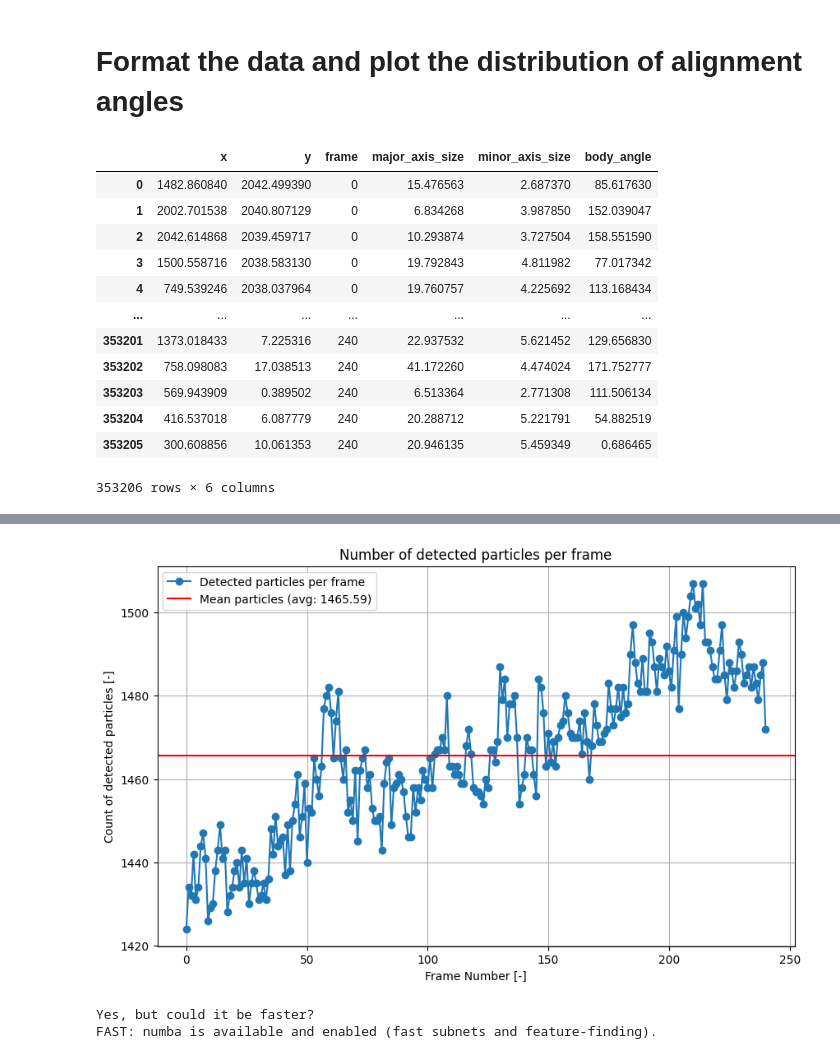
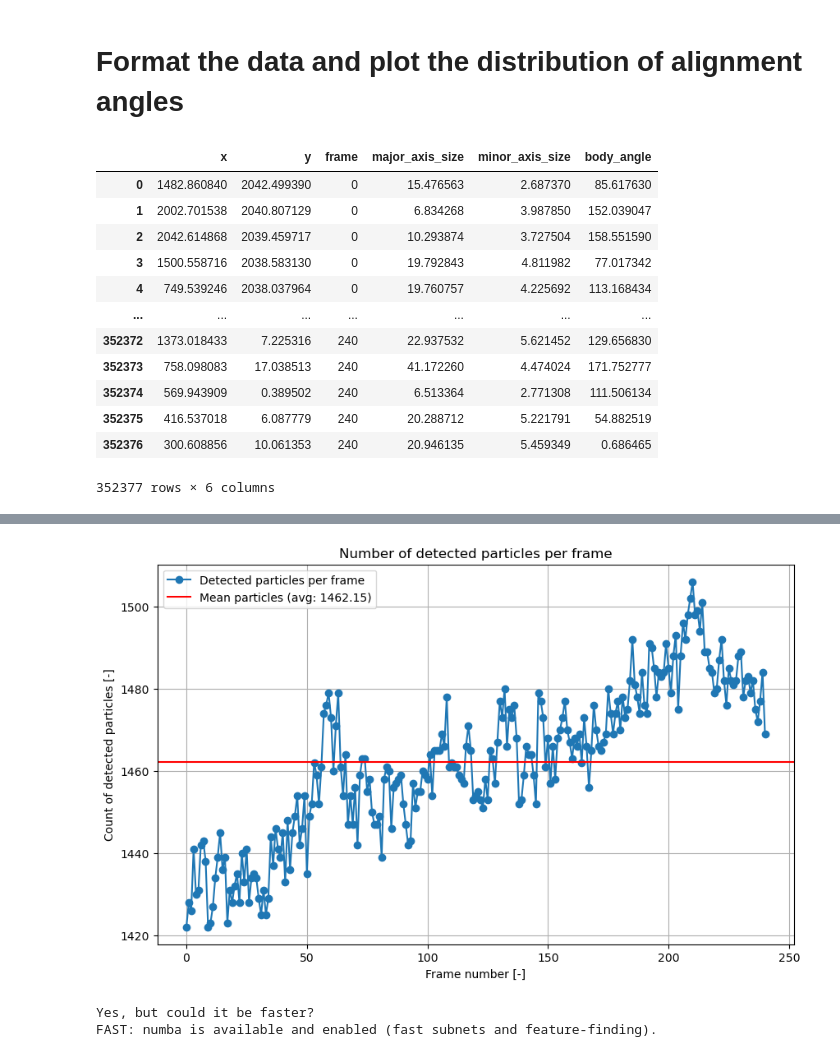
Before and after one commit to mrizaarseven98/bacteria_tracker, a Jupyter notebook: main.ipynb, the cells around one changed output, grey strips where cells are left out. Drawn from its saved outputs; the diff is of its cells as text; code cells hidden in the pictures.

```diff
--- a/main.ipynb
+++ b/main.ipynb
@@ -18,5 +18,5 @@ print(tifdim1, tifdim2)
 # %% [markdown]
 # Fit ellipses to the contours
 # %%
-fitted_ellipses=tb.fit_ellipses(im, show_nth_frame=5, filter_max=(20,80))
+fitted_ellipses=tb.fit_ellipses(im, show_nth_frame=5, filter_max=(10,70))
 # %% [output]
@@ -40,41 +40,41 @@ plt.ylabel('Count of detected particles [-]')
 plt.show()
 
 # Count the number of particles per frame
 particles_per_frame = ellipses_df.groupby('frame').size()
 
 # Calculate the mean number of particles across all frames
 mean_particles = particles_per_frame.mean()
 
 # Plotting the number of detected particles per frame
 plt.figure(figsize=(10,6))
 plt.plot(particles_per_frame.index, particles_per_frame.values, marker='o', label='Detected particles per frame')  # Use plt.bar for a bar chart
 
 # Plotting the mean number of particles as a horizontal line
 plt.axhline(y=mean_particles, color='r', linestyle='-', label=f'Mean particles (avg: {mean_particles:.2f})')
 
 # Adding titles and labels
 plt.title('Number of detected particles per frame')
-plt.xlabel('Frame Number [-]')
+plt.xlabel('Frame number [-]')
 plt.ylabel('Count of detected particles [-]')
 plt.grid(True)
 plt.legend()  # Show legend
 plt.show()
 # %% [output]
 |  | x | y | frame | major_axis_size | minor_axis_size | body_angle |
 | 0 | 1482.860840 | 2042.499390 | 0 | 15.476563 | 2.687370 | 85.617630 |
 | 1 | 2002.701538 | 2040.807129 | 0 | 6.834268 | 3.987850 | 152.039047 |
 | 2 | 2042.614868 | 2039.459717 | 0 | 10.293874 | 3.727504 | 158.551590 |
 | 3 | 1500.558716 | 2038.583130 | 0 | 19.792843 | 4.811982 | 77.017342 |
 | 4 | 749.539246 | 2038.037964 | 0 | 19.760757 | 4.225692 | 113.168434 |
 | ... | ... | ... | ... | ... | ... | ... |
-| 353201 | 1373.018433 | 7.225316 | 240 | 22.937532 | 5.621452 | 129.656830 |
-| 353202 | 758.098083 | 17.038513 | 240 | 41.172260 | 4.474024 | 171.752777 |
-| 353203 | 569.943909 | 0.389502 | 240 | 6.513364 | 2.771308 | 111.506134 |
-| 353204 | 416.537018 | 6.087779 | 240 | 20.288712 | 5.221791 | 54.882519 |
-| 353205 | 300.608856 | 10.061353 | 240 | 20.946135 | 5.459349 | 0.686465 |
+| 352372 | 1373.018433 | 7.225316 | 240 | 22.937532 | 5.621452 | 129.656830 |
+| 352373 | 758.098083 | 17.038513 | 240 | 41.172260 | 4.474024 | 171.752777 |
+| 352374 | 569.943909 | 0.389502 | 240 | 6.513364 | 2.771308 | 111.506134 |
+| 352375 | 416.537018 | 6.087779 | 240 | 20.288712 | 5.221791 | 54.882519 |
+| 352376 | 300.608856 | 10.061353 | 240 | 20.946135 | 5.459349 | 0.686465 |
-353206 rows × 6 columns
+352377 rows × 6 columns
 [figure]
-[figure, old version]
+[figure, new version]
 # %%
 import trackpy.diag
 trackpy.diag.performance_report()
```
Also changed, not shown: parts of 12 cells of this notebook, 1 other file.
